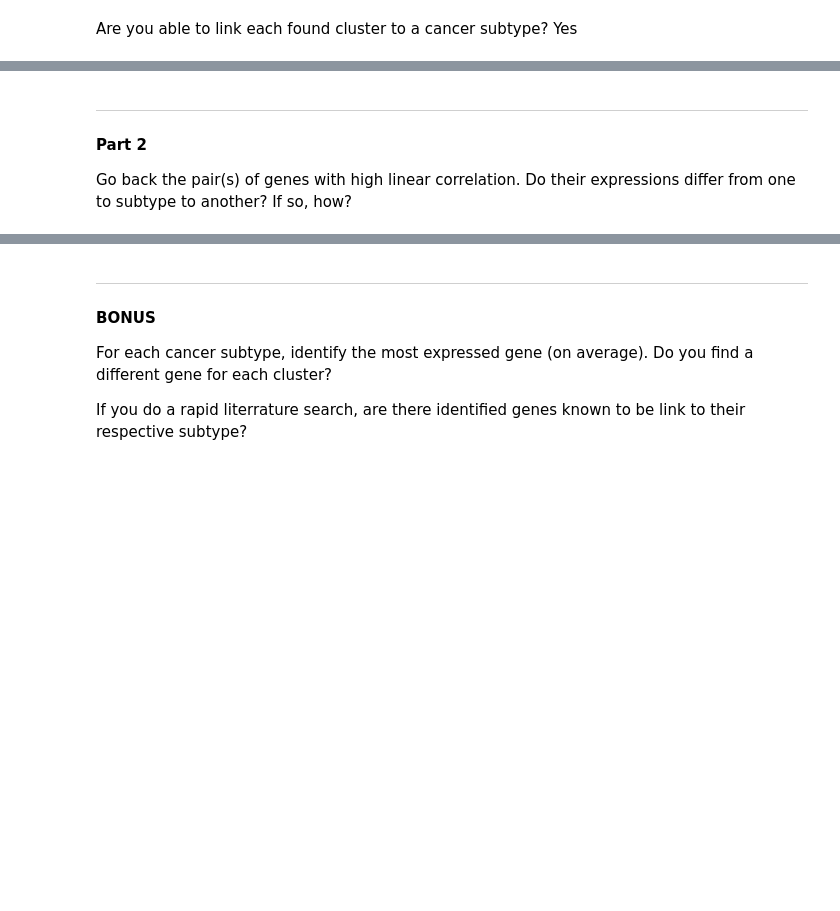
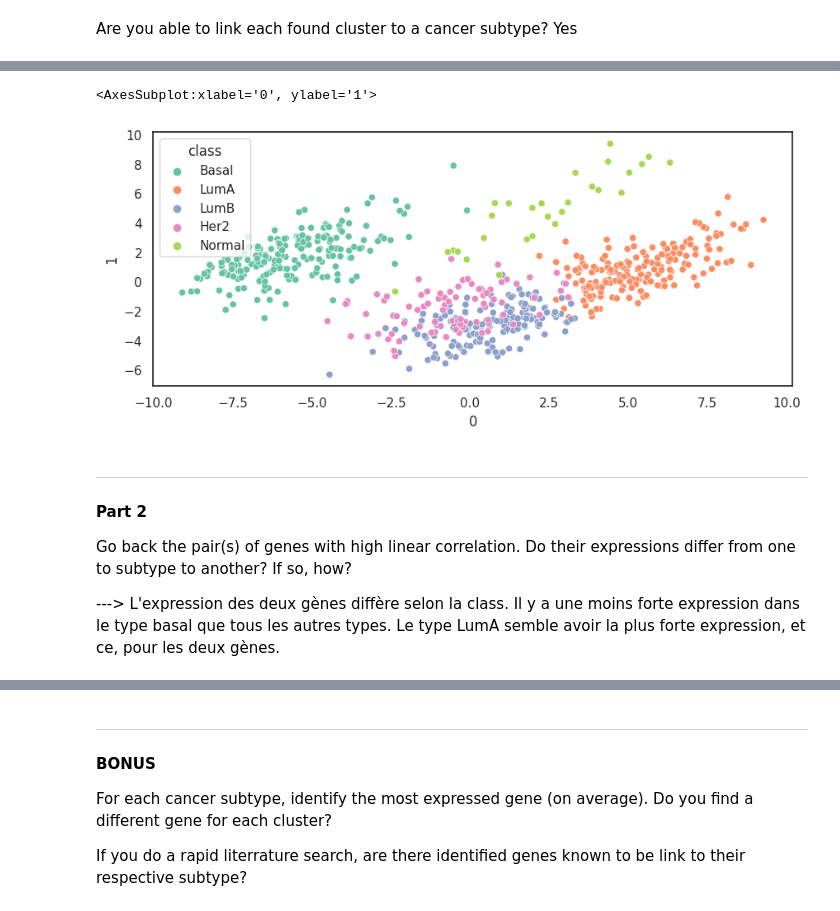
Before and after one commit to ChabotN/s22_data_analysis, a Jupyter notebook: data_analysis_3.ipynb, the cells around one changed output, grey strips where cells are left out. Cells and saved outputs as stored; diff of their text form; code cells hidden in the pictures; blank space fills up the shorter version.

```diff
--- a/data_analysis_3.ipynb
+++ b/data_analysis_3.ipynb
@@ -326,6 +328,6 @@ X
 645 rows × 47 columns
 # %%
 ### Initiate the PCA and apply it to our data
-pca = sklearn.decomposition.PCA(n_components=47)
+pca = sklearn.decomposition.PCA(n_components=2)
 pca.fit(X)
 # %% [output]
@@ -361,6 +337,33 @@ Are you able to link each found cluster to a cancer subtype? Yes
+# %%
+# Instantiate a new scaler
+scaler = sklearn.preprocessing.StandardScaler()
+
+# Learn the pattern from the input data
+scaler.fit(X)
+
+#Apply the pattern
+X_scaled = scaler.transform(X)
+
+### Initiate the PCA and apply it to the scaled data
+pca = sklearn.decomposition.PCA(n_components=2)
+pca.fit(X_scaled)
+
+### Apply the dimensionality reduction to our data
+X_reduce = pca.fit_transform(X_scaled)
+
+
+reduce_res=pd.DataFrame(X_reduce)
+reduce_res['class'] = N['class']
+plt.figure(figsize=(10,4))
+sns.scatterplot(data=reduce_res,x=0,y=1,hue='class')
+# %% [output]
+<AxesSubplot:xlabel='0', ylabel='1'>
+[figure, added]
 # %% [markdown]
 <hr>
 
 #### Part 2
 
 Go back the pair(s) of genes with high linear correlation. Do their expressions differ from one to subtype to another? If so, how?
+
+---> L'expression des deux gènes diffère selon la class. Il y a une moins forte expression dans le type basal que tous les autres types. Le type LumA semble avoir la plus forte expression, et ce, pour les deux gènes.
```
Also changed, not shown: parts of 17 cells of this notebook.
